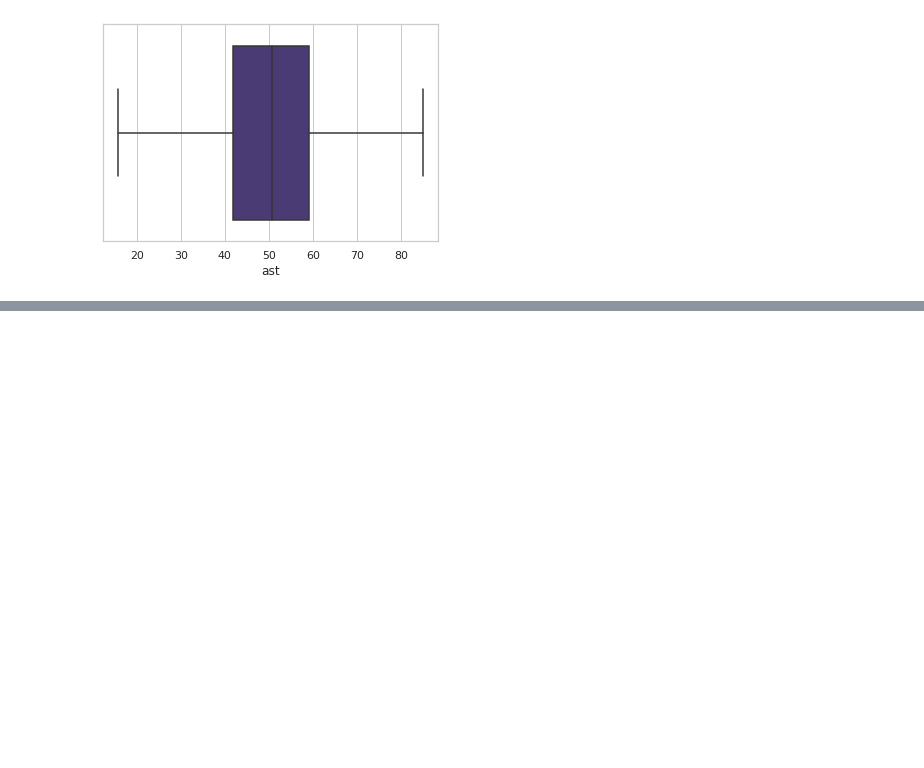
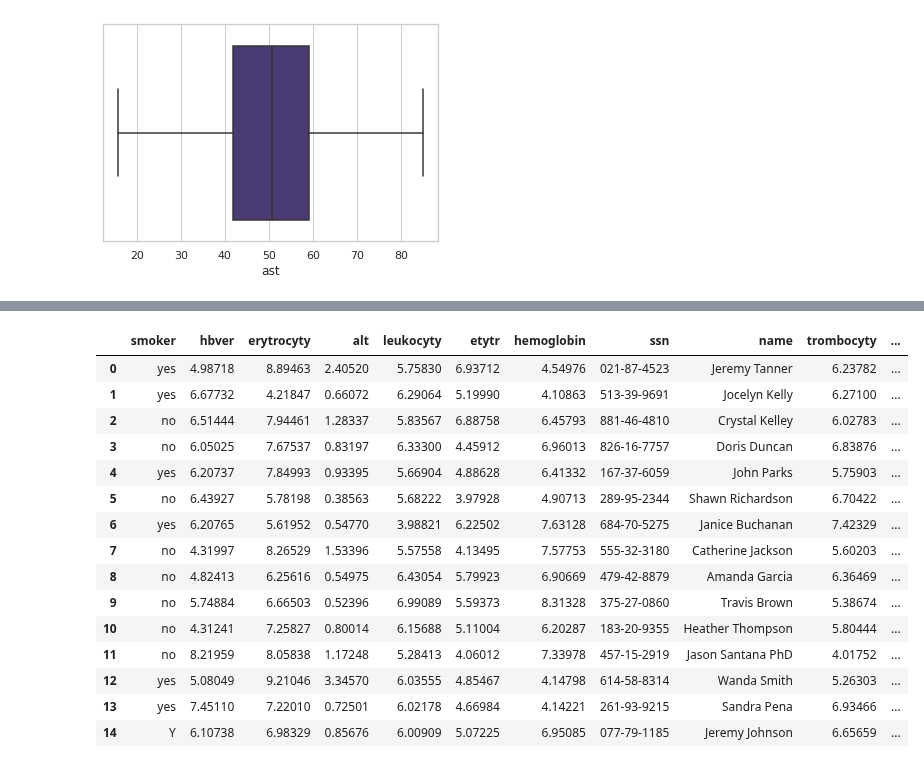
Before and after one commit to MarkoStahovec/IAU-Stahovec-Viest, a Jupyter notebook: main.ipynb, the cells around one changed output, grey strips where cells are left out. Drawn from its saved outputs; the diff is of its cells as text; code cells hidden in the pictures; blank space fills up the shorter version.

```diff
--- a/main.ipynb
+++ b/main.ipynb
@@ -1502,0 +1521,21 @@ data_labor.describe()
+# %%
+data_labor = pd.read_csv("dataset/labor.csv", sep="\t")
+data_labor = data_labor.iloc[:, 1:]
+data_labor.head(15)
+# %% [output]
+|  | smoker | hbver | erytrocyty | alt | leukocyty | etytr | hemoglobin | ssn | name | trombocyty | ... |
+| 0 | yes | 4.98718 | 8.89463 | 2.40520 | 5.75830 | 6.93712 | 4.54976 | 021-87-4523 | Jeremy Tanner | 6.23782 | ... |
+| 1 | yes | 6.67732 | 4.21847 | 0.66072 | 6.29064 | 5.19990 | 4.10863 | 513-39-9691 | Jocelyn Kelly | 6.27100 | ... |
+| 2 | no | 6.51444 | 7.94461 | 1.28337 | 5.83567 | 6.88758 | 6.45793 | 881-46-4810 | Crystal Kelley | 6.02783 | ... |
+| 3 | no | 6.05025 | 7.67537 | 0.83197 | 6.33300 | 4.45912 | 6.96013 | 826-16-7757 | Doris Duncan | 6.83876 | ... |
+| 4 | yes | 6.20737 | 7.84993 | 0.93395 | 5.66904 | 4.88628 | 6.41332 | 167-37-6059 | John Parks | 5.75903 | ... |
+| 5 | no | 6.43927 | 5.78198 | 0.38563 | 5.68222 | 3.97928 | 4.90713 | 289-95-2344 | Shawn Richardson | 6.70422 | ... |
+| 6 | yes | 6.20765 | 5.61952 | 0.54770 | 3.98821 | 6.22502 | 7.63128 | 684-70-5275 | Janice Buchanan | 7.42329 | ... |
+| 7 | no | 4.31997 | 8.26529 | 1.53396 | 5.57558 | 4.13495 | 7.57753 | 555-32-3180 | Catherine Jackson | 5.60203 | ... |
+| 8 | no | 4.82413 | 6.25616 | 0.54975 | 6.43054 | 5.79923 | 6.90669 | 479-42-8879 | Amanda Garcia | 6.36469 | ... |
+| 9 | no | 5.74884 | 6.66503 | 0.52396 | 6.99089 | 5.59373 | 8.31328 | 375-27-0860 | Travis Brown | 5.38674 | ... |
+| 10 | no | 4.31241 | 7.25827 | 0.80014 | 6.15688 | 5.11004 | 6.20287 | 183-20-9355 | Heather Thompson | 5.80444 | ... |
+| 11 | no | 8.21959 | 8.05838 | 1.17248 | 5.28413 | 4.06012 | 7.33978 | 457-15-2919 | Jason Santana PhD | 4.01752 | ... |
+| 12 | yes | 5.08049 | 9.21046 | 3.34570 | 6.03555 | 4.85467 | 4.14798 | 614-58-8314 | Wanda Smith | 5.26303 | ... |
+| 13 | yes | 7.45110 | 7.22010 | 0.72501 | 6.02178 | 4.66984 | 4.14221 | 261-93-9215 | Sandra Pena | 6.93466 | ... |
+| 14 | Y | 6.10738 | 6.98329 | 0.85676 | 6.00909 | 5.07225 | 6.95085 | 077-79-1185 | Jeremy Johnson | 6.65659 | ... |
```
Also changed, not shown: parts of 79 cells of this notebook.
